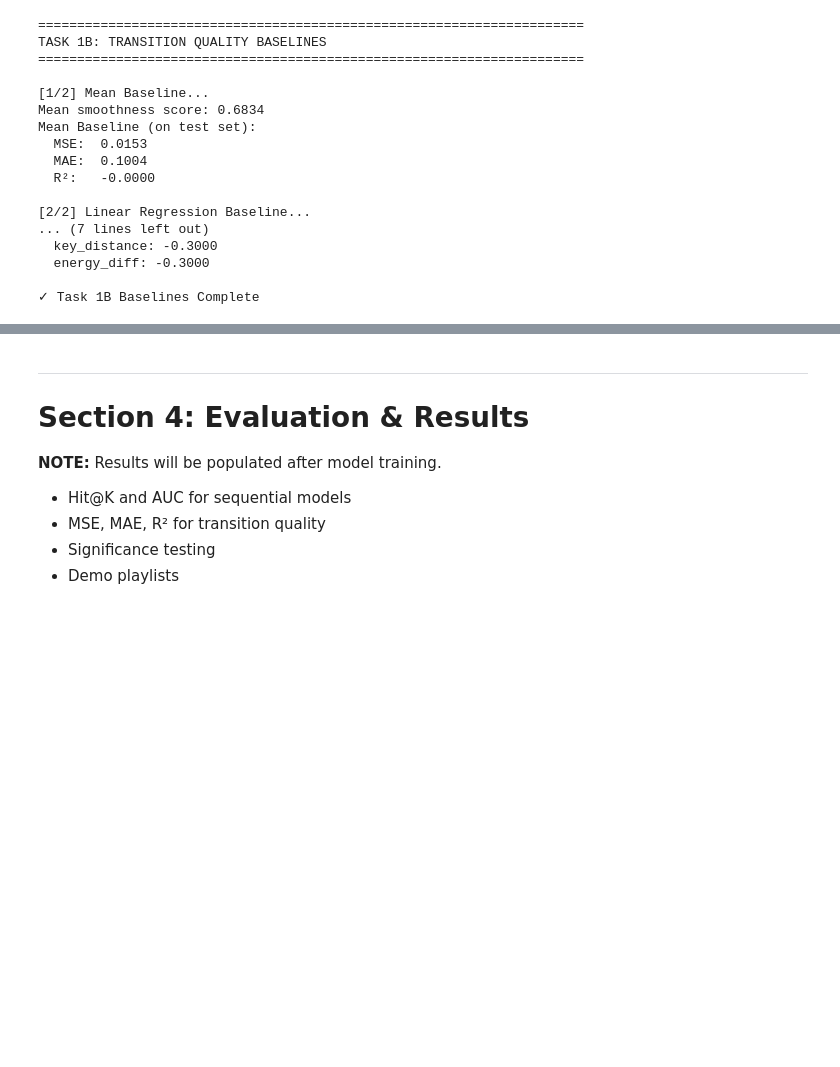
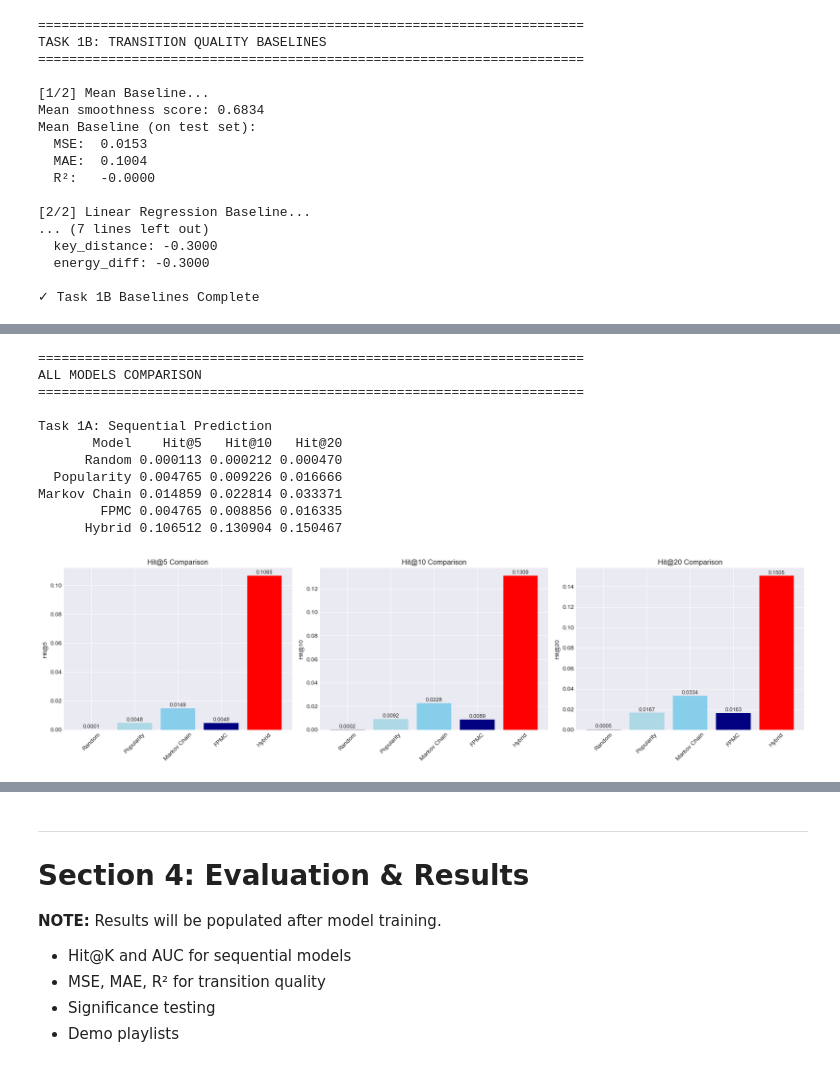
Before and after one commit to choshingcheung/aidj, a Jupyter notebook: notebooks/ai_dj_main.ipynb, the cells around one changed output, grey strips where cells are left out. Saved outputs shown, nothing was run; the diff lists cells and outputs as text; code cells hidden in the pictures; blank space fills up the shorter version.

```diff
--- a/notebooks/ai_dj_main.ipynb
+++ b/notebooks/ai_dj_main.ipynb
@@ -1010,0 +1914,50 @@ Linear Regression 2.094532e-31 3.677793e-16  1.000000
+# %%
+# ============================================================================
+# STEP 5: COMPREHENSIVE COMPARISON
+# ============================================================================
+print("\n" + "="*70)
+print("ALL MODELS COMPARISON")
+print("="*70)
+
+comparison = pd.DataFrame({
+    'Model': ['Random', 'Popularity', 'Markov Chain', 'FPMC', 'Hybrid'],
+    'Hit@5': [random_hit5, pop_hit5, markov_hit5, fpmc_hit5, hybrid_hit5],
+    'Hit@10': [random_hit10, pop_hit10, markov_hit10, fpmc_hit10, hybrid_hit10],
+    'Hit@20': [random_hit20, pop_hit20, markov_hit20, fpmc_hit20, hybrid_hit20],
+})
+
+print("\nTask 1A: Sequential Prediction")
+print(comparison.to_string(index=False))
+
+# Visualization
+fig, axes = plt.subplots(1, 3, figsize=(18, 5))
+
+for ax, k in zip(axes, [5, 10, 20]):
+    col = f'Hit@{k}'
+    colors = ['gray', 'lightblue', 'skyblue', 'navy', 'red']
+    ax.bar(comparison['Model'], comparison[col], color=colors)
+    ax.set_ylabel(f'Hit@{k}')
+    ax.set_title(f'Hit@{k} Comparison')
+    ax.tick_params(axis='x', rotation=45)
+
+    for i, val in enumerate(comparison[col]):
+        ax.text(i, val + 0.0003, f'{val:.4f}', ha='center', va='bottom', fontsize=9)
+
+plt.tight_layout()
+plt.savefig('../outputs/figures/09_hybrid_system_comparison.png', dpi=150, bbox_inches='tight')
+plt.show()
+
+comparison.to_csv('../outputs/results/hybrid_system_results.csv', index=False)
+# %% [output]
+======================================================================
+ALL MODELS COMPARISON
+======================================================================
+
+Task 1A: Sequential Prediction
+       Model    Hit@5   Hit@10   Hit@20
+      Random 0.000113 0.000212 0.000470
+  Popularity 0.004765 0.009226 0.016666
+Markov Chain 0.014859 0.022814 0.033371
+        FPMC 0.004765 0.008856 0.016335
+      Hybrid 0.106512 0.130904 0.150467
+[figure, added]
```
Also changed, not shown: parts of 24 cells of this notebook, 2 other files.
